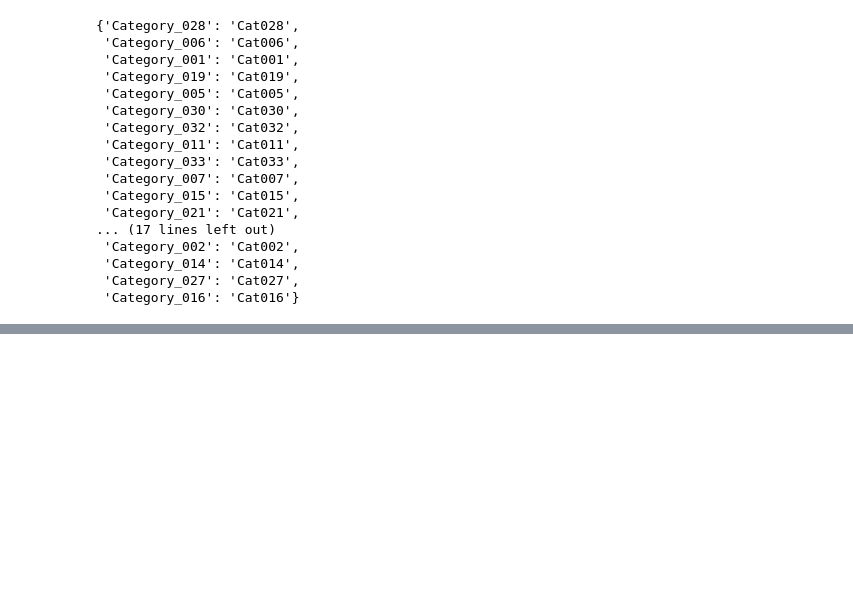
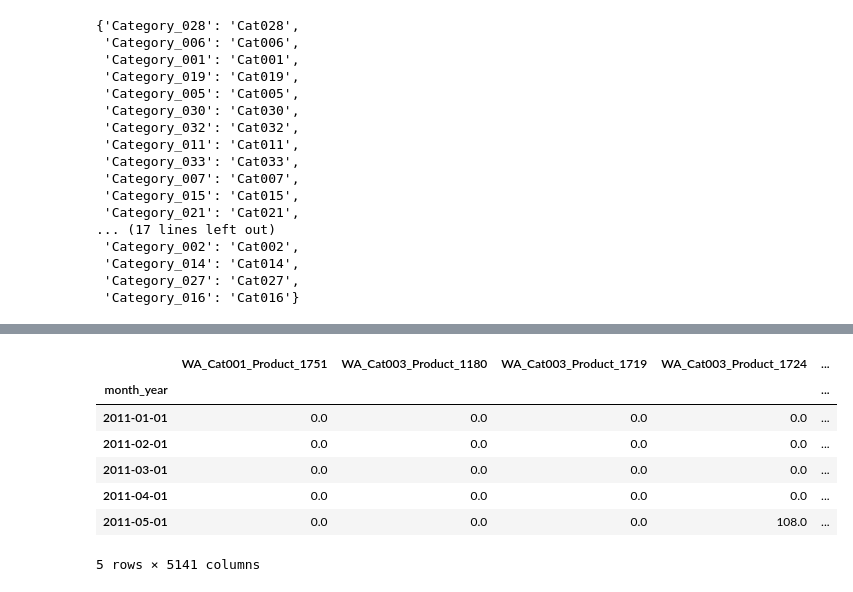
Before and after one commit to josephine-amponsah/retail-demand-forecaster, a Jupyter notebook: notebooks/time-seies-forecast-hier.ipynb, the cells around one changed output, grey strips where cells are left out. Cells and saved outputs as stored; diff of their text form; code cells hidden in the pictures; blank space fills up the shorter version.

```diff
--- a/notebooks/time-seies-forecast-hier.ipynb
+++ b/notebooks/time-seies-forecast-hier.ipynb
@@ -106,0 +166,17 @@ hierarchy = {**total, **category}
+# %%
+total_df = bottom.join(mid_level1).join(mid_level2).join(mid_level3).join(mid_level4).join(top_level)
+# %%
+total_df.index = pd.to_datetime(total_df.index)
+# %%
+total_df = total_df.resample("MS").sum()
+# %%
+total_df.head()
+# %% [output]
+|  | WA_Cat001_Product_1751 | WA_Cat003_Product_1180 | WA_Cat003_Product_1719 | WA_Cat003_Product_1724 | ... |
+| month_year |  |  |  |  | ... |
+| 2011-01-01 | 0.0 | 0.0 | 0.0 | 0.0 | ... |
+| 2011-02-01 | 0.0 | 0.0 | 0.0 | 0.0 | ... |
+| 2011-03-01 | 0.0 | 0.0 | 0.0 | 0.0 | ... |
+| 2011-04-01 | 0.0 | 0.0 | 0.0 | 0.0 | ... |
+| 2011-05-01 | 0.0 | 0.0 | 0.0 | 108.0 | ... |
+5 rows × 5141 columns
```
Also changed, not shown: parts of 38 cells of this notebook.
